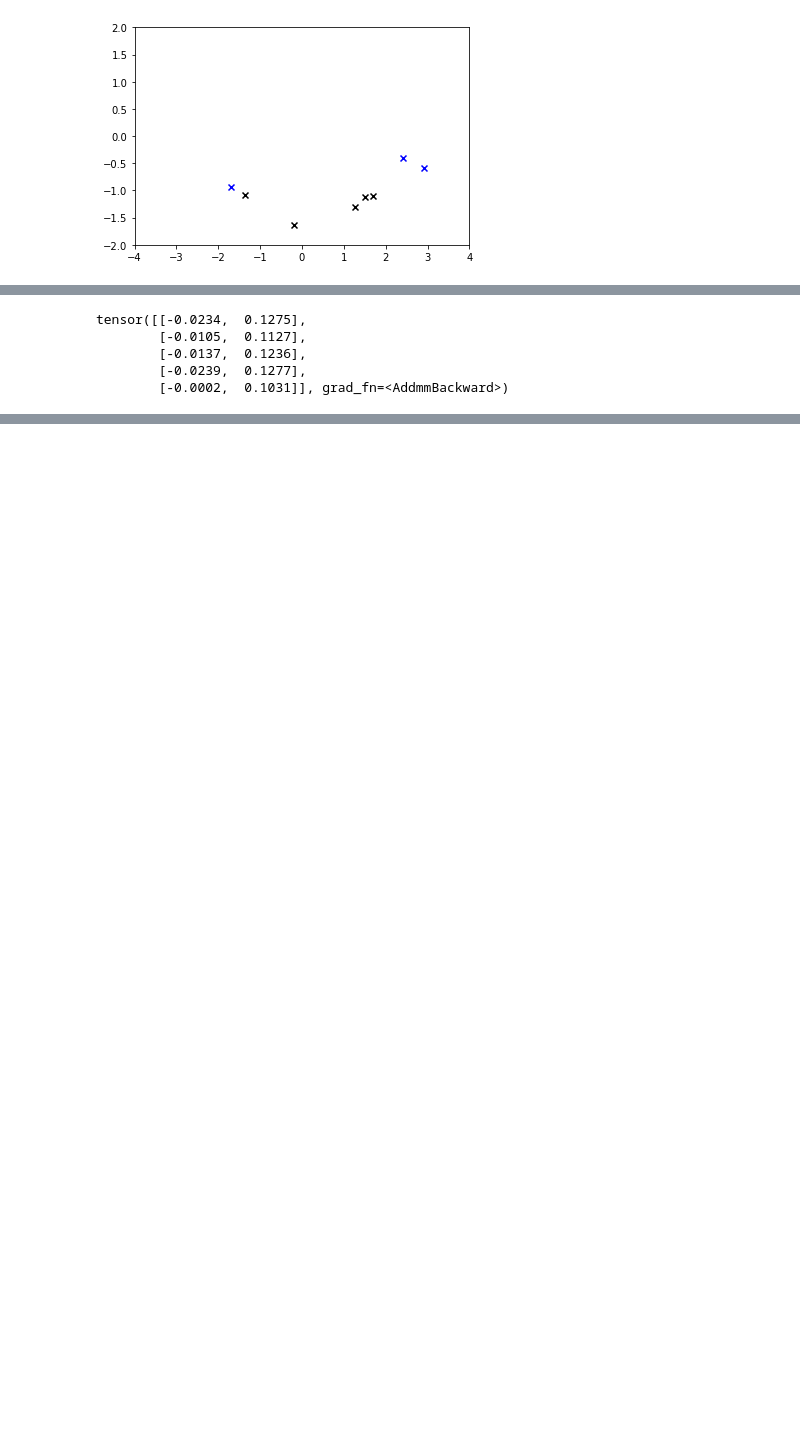
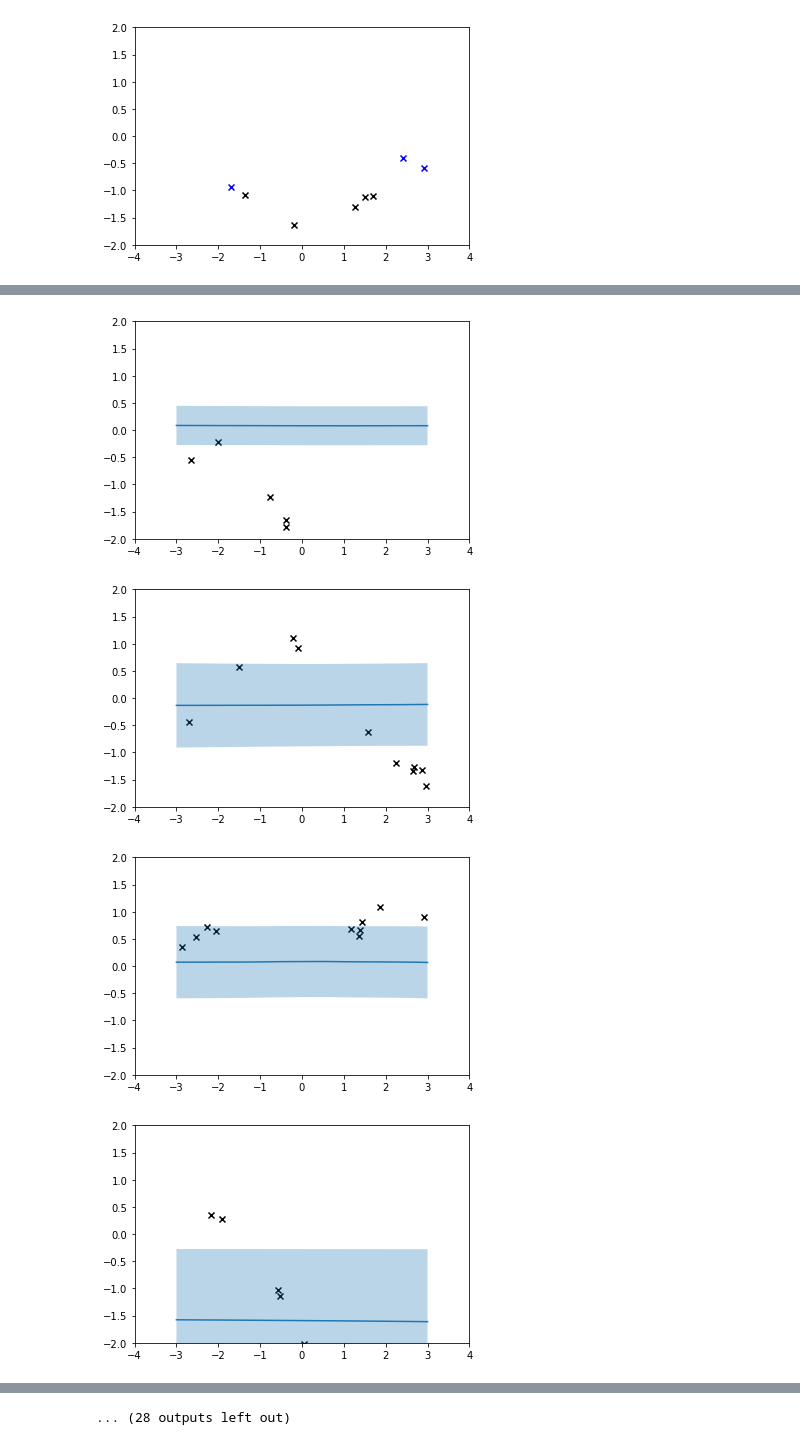
Before and after one commit to stratisMarkou/conditional-neural-processes, a Jupyter notebook: conditional-neural-processes.ipynb, the cells around one changed output, grey strips where cells are left out. Saved outputs shown, nothing was run; the diff lists cells and outputs as text; code cells hidden in the pictures; blank space fills up the shorter version.

Commit message:
CNP trains, need to batch along GP dimension

```diff
--- a/conditional-neural-processes.ipynb
+++ b/conditional-neural-processes.ipynb
@@ -145,12 +230,12 @@ class ConditionalNeuralProcess(nn.Module):
 # %%
-discriminator = FeedforwardNetwork(input_dim=65,
+discriminator = FeedforwardNetwork(input_dim=129,
                                    output_dim=2,
-                                   nums_hidden=[64, 64],
+                                   nums_hidden=[128, 128, 128, 128],
                                    nonlinearity='ReLU')
 
-encoder = FeedforwardNetwork(input_dim=1,
-                             output_dim=64,
-                             nums_hidden=[64, 64],
+encoder = FeedforwardNetwork(input_dim=2,
+                             output_dim=128,
+                             nums_hidden=[128, 128],
                              nonlinearity='ReLU')
 # %%
 conditional_neural_process = ConditionalNeuralProcess(discriminator=discriminator,
@@ -162,49 +252,49 @@ tensor([[-0.0195,  0.1198]], grad_fn=<AddmmBackward>)
-# %%
-num_train = 5
-num_test = 3
-lengthscale = 1.
-cov_coeff = 1e0
-noise_coeff = 1e-1
-as_tensor = True
-
-train_data, test_data = sample_dataset(num_train,
-                                       num_test,
-                                       lengthscale,
-                                       cov_coeff,
-                                       noise_coeff,
-                                       as_tensor)
-
-inputs, outputs = train_data
-
-conditional_neural_process = ConditionalNeuralProcess(discriminator=discriminator,
-                                                      encoder=encoder)
-
-print(conditional_neural_process(inputs))
-
-conditional_neural_process(inputs)
-# %% [output]
-tensor([[-0.0234,  0.1275],
-        [-0.0105,  0.1127],
-        [-0.0137,  0.1236],
-        [-0.0239,  0.1277],
-        [-0.0002,  0.1031]], grad_fn=<AddmmBackward>)
 # %%
 # Dataset parameters
-num_train = 5
-num_test = 3
+num_train = 10
+num_test = 5
 lengthscale = 1.
 cov_coeff = 1e0
 noise_coeff = 1e-1
 as_tensor = True
 
 # Training parameters and optimizer
-num_train_steps = 1000
+num_train_steps = int(1e5)
 lr = 1e-4
 
 conditional_neural_process = ConditionalNeuralProcess(discriminator=discriminator,
                                                       encoder=encoder)
 
 optimizer = torch.optim.Adam(conditional_neural_process.parameters(), lr=lr)
 
 
-for i in trange(100):
+for i in range(num_train_steps):
+
+    train_data, test_data = sample_dataset(num_train,
+                                           num_test,
+                                           lengthscale,
+                                           cov_coeff,
+                                           noise_coeff,
+                                           as_tensor)
+
+    inputs, outputs = train_data
+
+    loss = conditional_neural_process.loss(inputs, outputs, num_samples=1)
+
+    optimizer.zero_grad()
+    loss.backward()
+    optimizer.step()
+
+    if i % 1e3s == 0:
+
+        plot_sample_and_predictions(conditional_neural_process,
+                                    num_train,
+                                    num_test,
+                                    lengthscale,
+                                    cov_coeff,
+                                    noise_coeff)
+# %% [output]
+[figure, added]
+[figure, added]
+[figure, added]
+[figure, added]
@@ -210,0 +309 @@ for i in trange(100):
+... (28 outputs left out)
```
Also changed, not shown: parts of 4 cells of this notebook.
